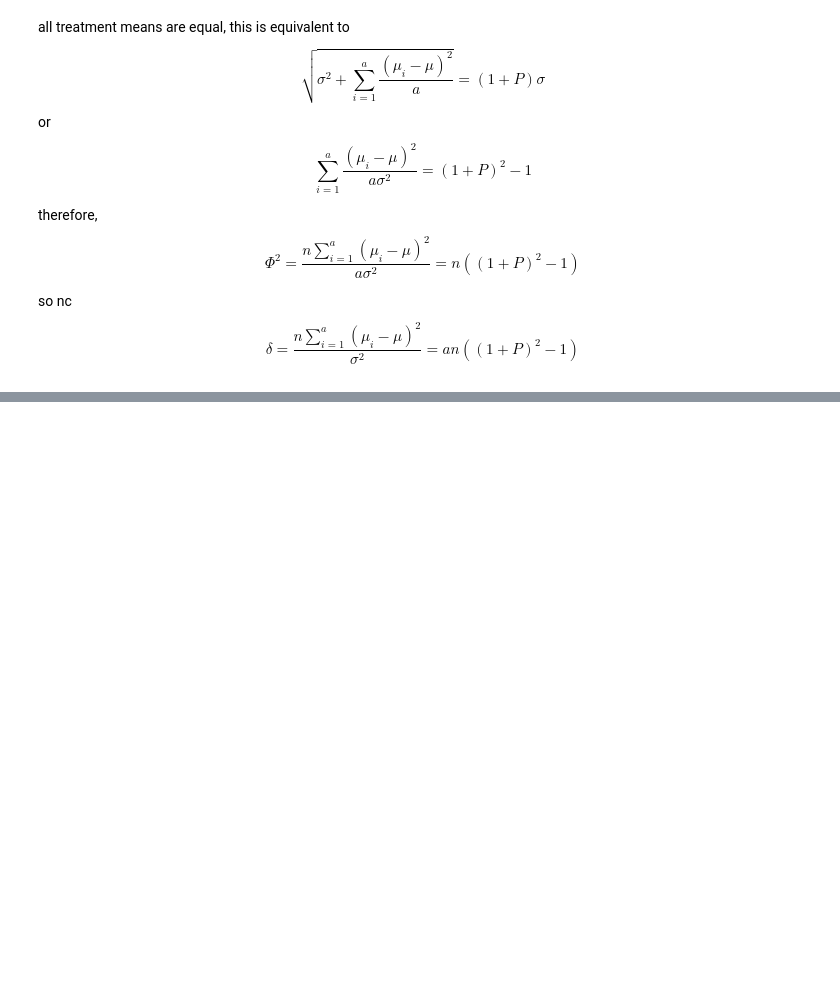
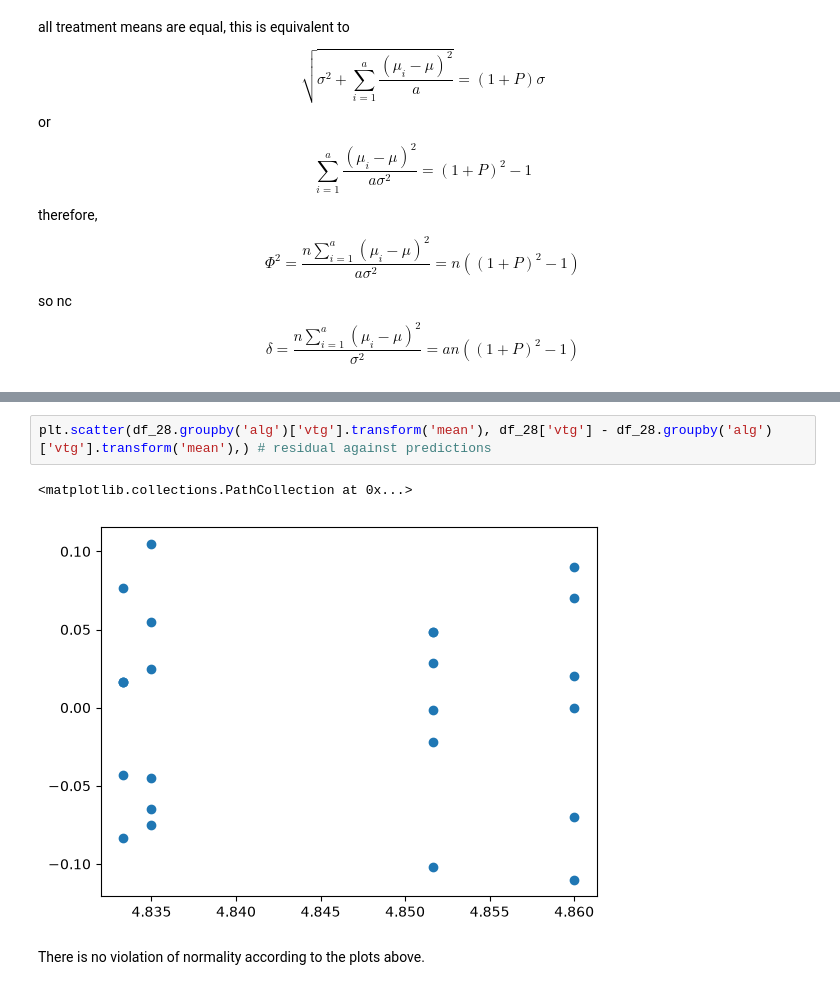
Before and after one commit to Peiguang2024/design-of-experiment, a Jupyter notebook: Montgomery/chapter3.ipynb, the cells around one changed output, grey strips where cells are left out. Saved outputs shown, nothing was run; the diff lists cells and outputs as text; blank space fills up the shorter version.

```diff
--- a/Montgomery/chapter3.ipynb
+++ b/Montgomery/chapter3.ipynb
@@ -1526,0 +1595,7 @@ for alpha in [0.05, 0.01]:
+# %%
+plt.scatter(df_28.groupby('alg')['vtg'].transform('mean'), df_28['vtg'] - df_28.groupby('alg')['vtg'].transform('mean'),) # residual against predictions
+# %% [output]
+<matplotlib.collections.PathCollection at 0x...>
+[figure, added]
+# %% [markdown]
+There is no violation of normality according to the plots above.
```
Also changed, not shown: parts of 14 cells of this notebook, 1 other file.
